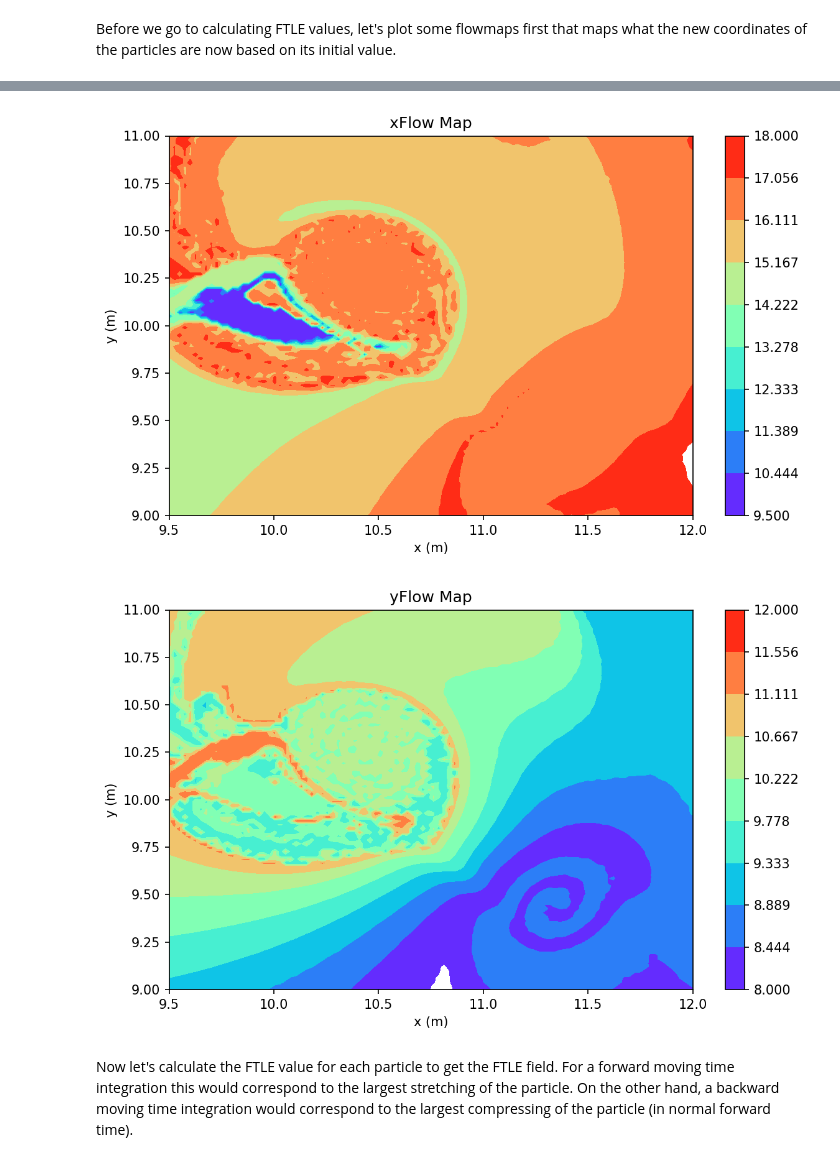
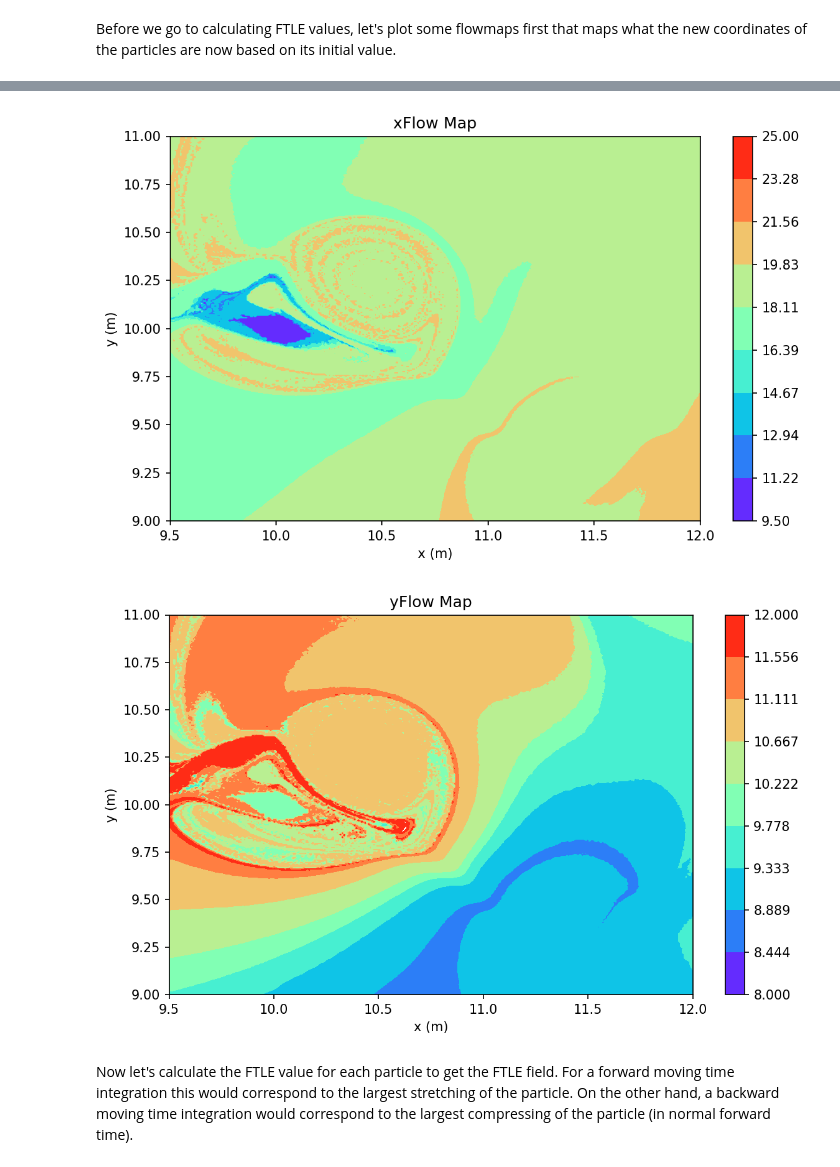
Before and after one commit to jjserdo/FTLE_JJ, a Jupyter notebook: FTLE Method Tutorial .ipynb, the cells around one changed output, grey strips where cells are left out. Drawn from its saved outputs; the diff is of its cells as text; code cells hidden in the pictures.

```diff
--- a/FTLE Method Tutorial .ipynb
+++ b/FTLE Method Tutorial .ipynb
@@ -83,15 +83,15 @@ Afterwards, intialize the flow field with a grid of particles. The amount of par
 Additionally, flow fields can also be interpolated between two flow fields with the smallest timestep.
 # %%
 t0 = 63800/1000
-dt = 6000/1000
+dt = 9000/1000
 t1 = t0 + dt
 move = Int64(sign(t1-t0))
 t0_ind = Int64(argmin(abs.(tstep_range .- t0)))
 t1_ind = Int64(argmin(abs.(tstep_range .- t1)))
 tsteps = Int64(round(abs(t1 - t0)/(100/1000) + 1))
 
-nx = 100
-ny = 100
+nx = 300
+ny = 300
 x0, x1, y0, y1 = 9.5,12.0,9.0,11.0
 x = collect(range(x0, x1, length=nx))
 y = collect(range(y0, y1, length=ny))
@@ -215,26 +215,26 @@ fig.tight_layout()
 # %%
 # This is an x flowmap
 fig, ax = subplots(figsize=(8,5), dpi=150)
-levels = range(9.5, 18, length=10)
+levels = range(9.5, 25, length=10)
 cm = ax.contourf(particles[1,1,:,:],particles[2,1,:,:],particles[1,end,:,:],cmap=ColorMap("rainbow"),levels=levels)
 fig.colorbar(cm)
 ax.set_title(" xFlow Map ")
 ax.set_xlabel("x (m)")
 ax.set_ylabel("y (m)")
 fig.tight_layout()
 
 # This is an y flowmap
 fig, ax = subplots(figsize=(8,5), dpi=150)
 levels = range(8, 12, length=10)
 cm = ax.contourf(particles[1,1,:,:],particles[2,1,:,:],particles[2,end,:,:],cmap=ColorMap("rainbow"),levels=levels)
 fig.colorbar(cm)
 ax.set_title(" yFlow Map ")
 ax.set_xlabel("x (m)")
 ax.set_ylabel("y (m)")
 fig.tight_layout()
 # %% [output]
-[figure, old version]
+[figure, new version]
-[figure, old version]
+[figure, new version]
 # %% [markdown]
 Now let's calculate the FTLE value for each particle to get the FTLE field. For a forward moving time integration this would correspond to the largest stretching of the particle.
 On the other hand, a backward moving time integration would correspond to the largest compressing of the particle (in normal forward time).
```
Also changed, not shown: parts of 12 cells of this notebook, 2 other files.
